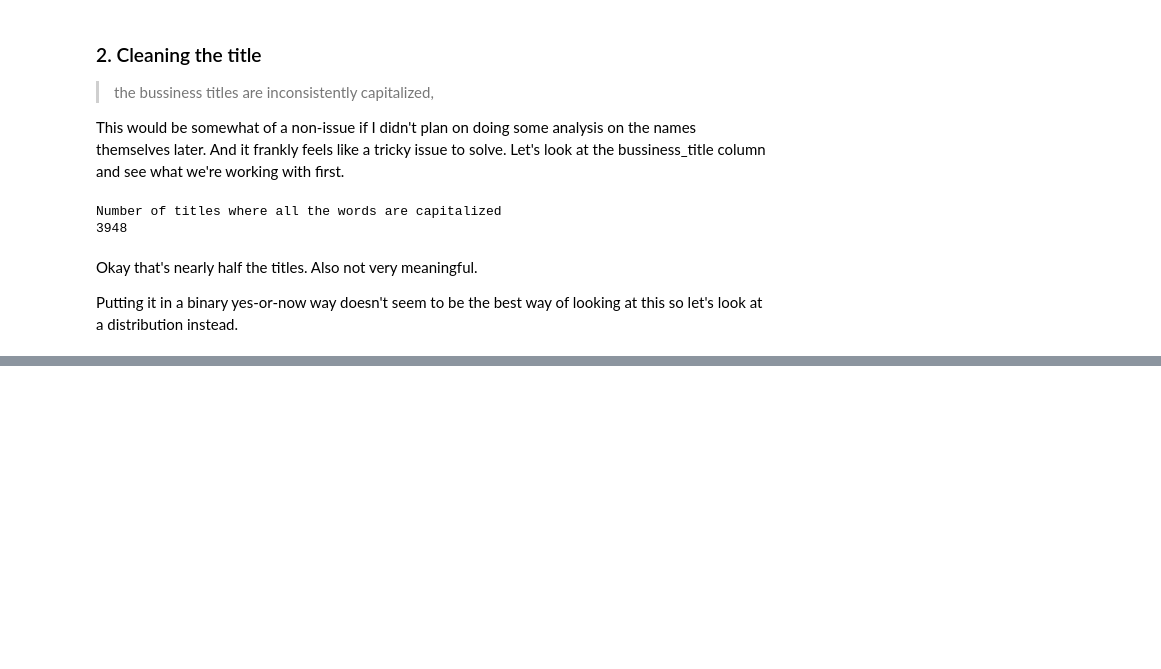
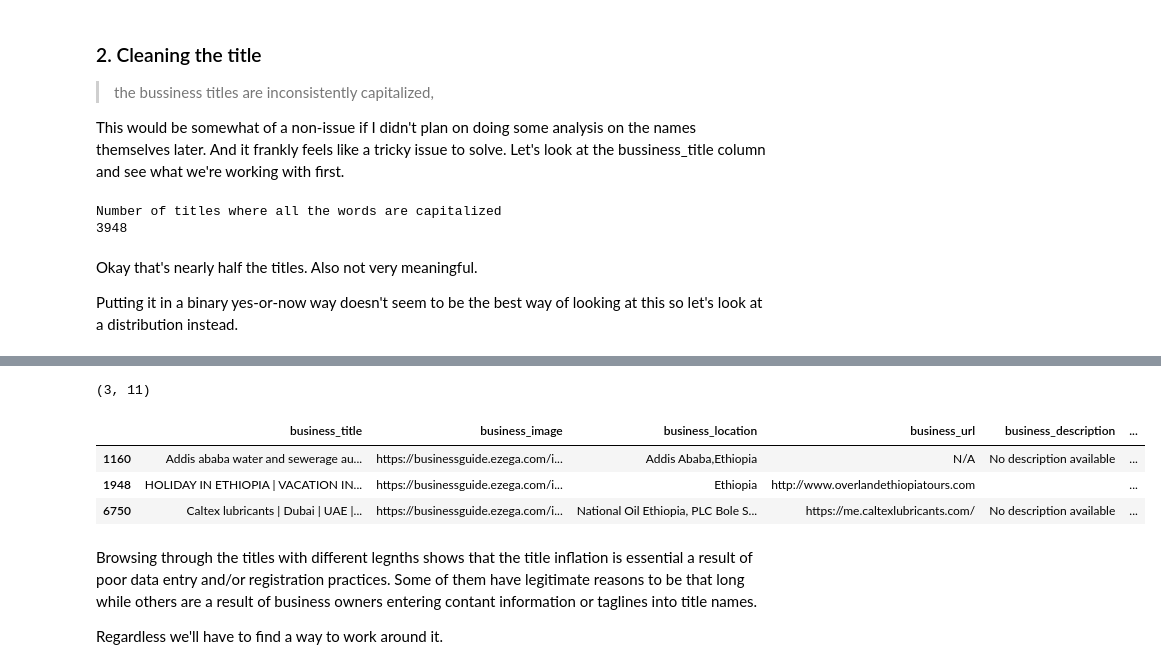
Before and after one commit to senadev42/ezega-analysis, a Jupyter notebook: Ezega Dataset Analysis - The Scenic Route.ipynb, the cells around one changed output, grey strips where cells are left out. Drawn from its saved outputs; the diff is of its cells as text; code cells hidden in the pictures; blank space fills up the shorter version.

```diff
--- a/Ezega Dataset Analysis - The Scenic Route.ipynb
+++ b/Ezega Dataset Analysis - The Scenic Route.ipynb
@@ -212,0 +222,15 @@ df[df['total_words_count'] == upper_bound].head()
+# %%
+upper_bound = 16
+
+print(df[df['total_words_count'] >= upper_bound].shape)
+df[df['total_words_count'] >= upper_bound].head()
+# %% [output]
+(3, 11)
+|  | business_title | business_image | business_location | business_url | business_description | ... |
+| 1160 | Addis ababa water and sewerage au... | https://businessguide.ezega.com/i... | Addis Ababa,Ethiopia | N/A | No description available | ... |
+| 1948 | HOLIDAY IN ETHIOPIA | VACATION IN... | https://businessguide.ezega.com/i... | Ethiopia | http://www.overlandethiopiatours.com |  | ... |
+| 6750 | Caltex lubricants | Dubai | UAE |... | https://businessguide.ezega.com/i... | National Oil Ethiopia, PLC Bole S... | https://me.caltexlubricants.com/ | No description available | ... |
+# %% [markdown]
+Browsing through the titles with different legnths shows that the title inflation is essential a result of poor data entry and/or registration practices. Some of them have legitimate reasons to be that long while others are a result of business owners entering contant information or taglines into title names.
+
+Regardless we'll have to find a way to work around it.
```
Also changed, not shown: parts of 20 cells of this notebook.
